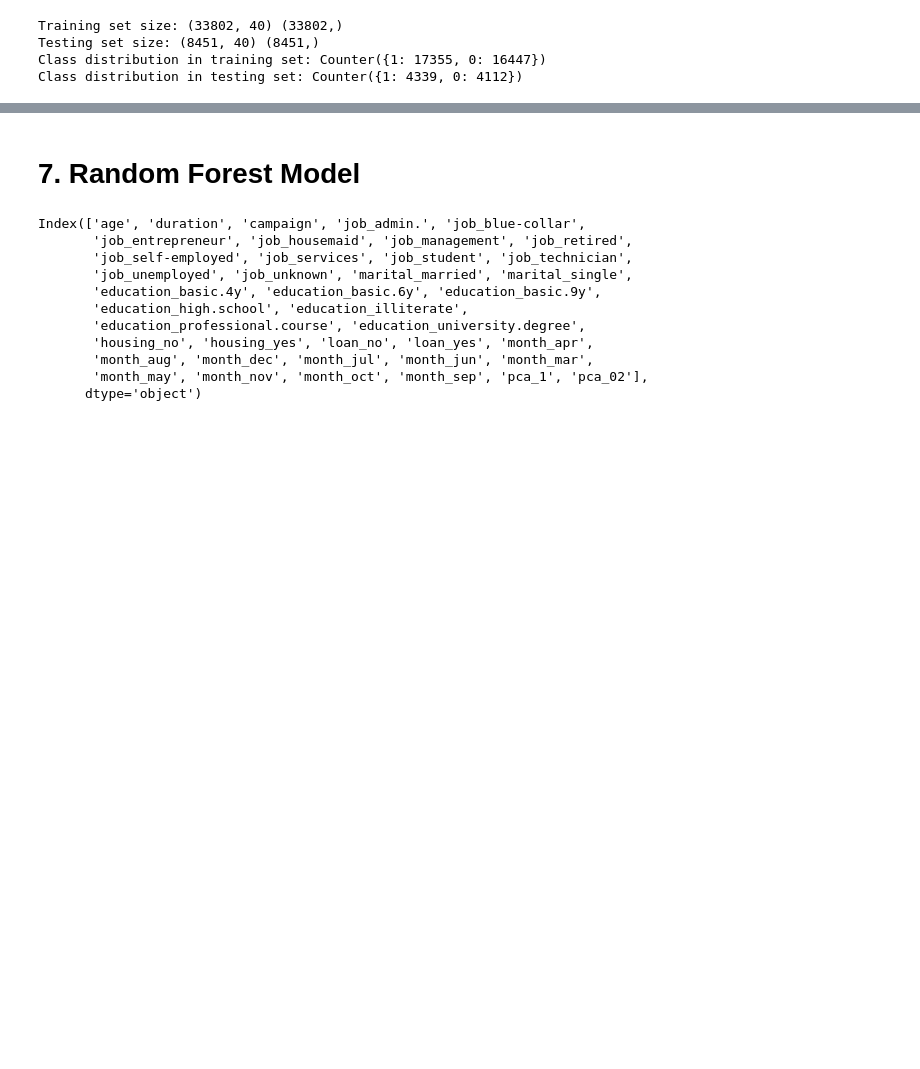
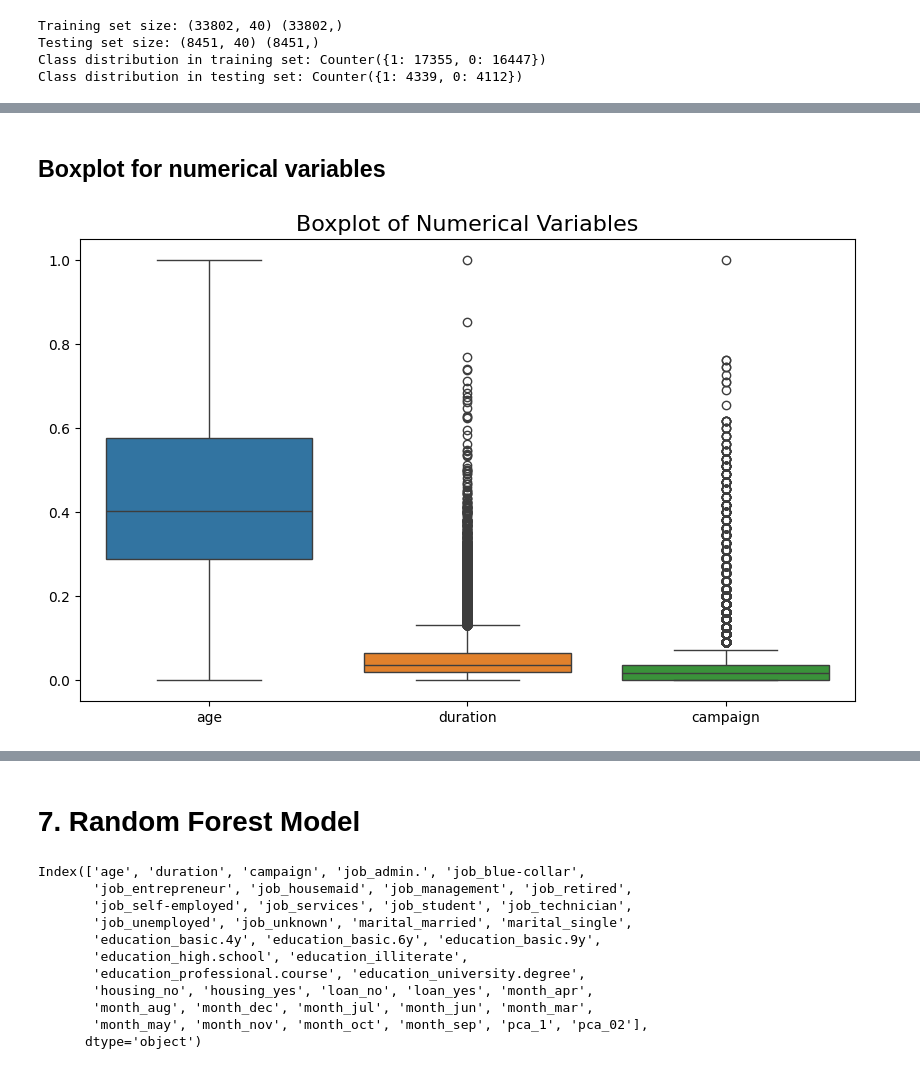
Before and after one commit to vihanga-induwara/Bank-Marketing, a Jupyter notebook: new_CM2604.ipynb, the cells around one changed output, grey strips where cells are left out. Drawn from its saved outputs; the diff is of its cells as text; code cells hidden in the pictures; blank space fills up the shorter version.

```diff
--- a/new_CM2604.ipynb
+++ b/new_CM2604.ipynb
@@ -1302,0 +1300,10 @@ Class distribution in testing set: Counter({1: 4339, 0: 4112})
+# %% [markdown]
+## **Boxplot for numerical variables**
+# %%
+# Boxplot for numerical variables
+plt.figure(figsize=(10, 6))
+sns.boxplot(data=data[['age', 'duration', 'campaign']])
+plt.title('Boxplot of Numerical Variables', fontsize=16)
+plt.show()
+# %% [output]
+[figure, added]
```
Also changed, not shown: parts of 35 cells of this notebook.
